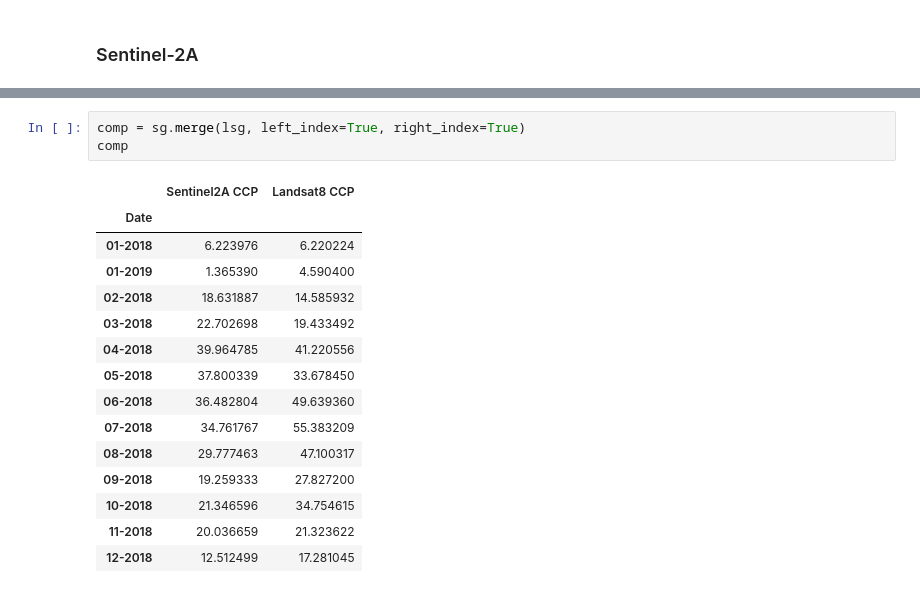
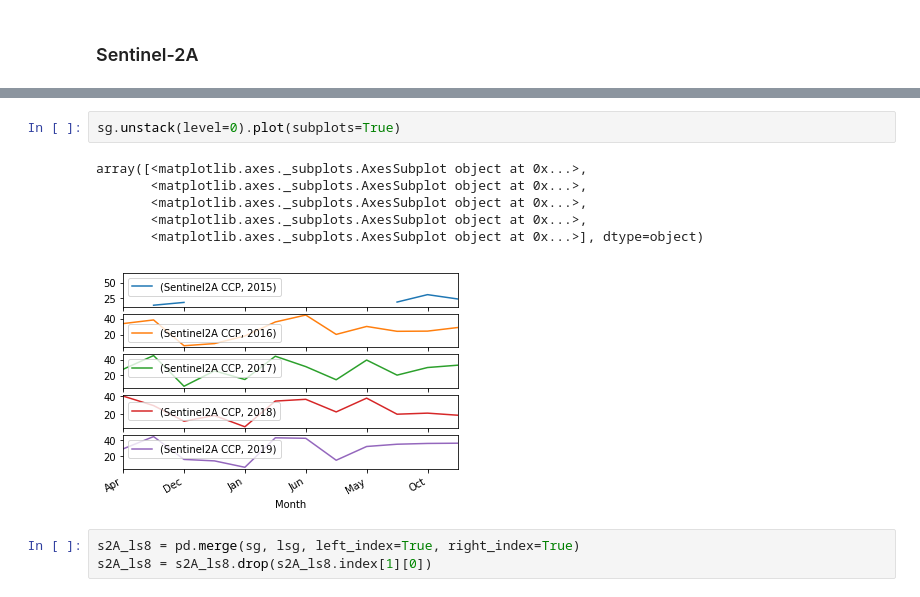
Before and after one commit to arisema/RemoteSensing, a Jupyter notebook: Sentinel2A_Landsat8_comparison.ipynb, the cells around one changed output, grey strips where cells are left out. Drawn from its saved outputs; the diff is of its cells as text.

```diff
--- a/Sentinel2A_Landsat8_comparison.ipynb
+++ b/Sentinel2A_Landsat8_comparison.ipynb
@@ -130,19 +140,12 @@ sg
+# %%
+sg.unstack(level=0).plot(subplots=True)
+# %% [output]
+array([<matplotlib.axes._subplots.AxesSubplot object at 0x...>,
+       <matplotlib.axes._subplots.AxesSubplot object at 0x...>,
+       <matplotlib.axes._subplots.AxesSubplot object at 0x...>,
+       <matplotlib.axes._subplots.AxesSubplot object at 0x...>,
+       <matplotlib.axes._subplots.AxesSubplot object at 0x...>], dtype=object)
+[figure, added]
 # %%
-comp = sg.merge(lsg, left_index=True, right_index=True)
-comp
+s2A_ls8 = pd.merge(sg, lsg, left_index=True, right_index=True)
+s2A_ls8 = s2A_ls8.drop(s2A_ls8.index[1][0])
-# %% [output]
-|  | Sentinel2A CCP | Landsat8 CCP |
-| Date |  |  |
-| 01-2018 | 6.223976 | 6.220224 |
-| 01-2019 | 1.365390 | 4.590400 |
-| 02-2018 | 18.631887 | 14.585932 |
-| 03-2018 | 22.702698 | 19.433492 |
-| 04-2018 | 39.964785 | 41.220556 |
-| 05-2018 | 37.800339 | 33.678450 |
-| 06-2018 | 36.482804 | 49.639360 |
-| 07-2018 | 34.761767 | 55.383209 |
-| 08-2018 | 29.777463 | 47.100317 |
-| 09-2018 | 19.259333 | 27.827200 |
-| 10-2018 | 21.346596 | 34.754615 |
-| 11-2018 | 20.036659 | 21.323622 |
-| 12-2018 | 12.512499 | 17.281045 |
```
Also changed, not shown: parts of 13 cells of this notebook.
